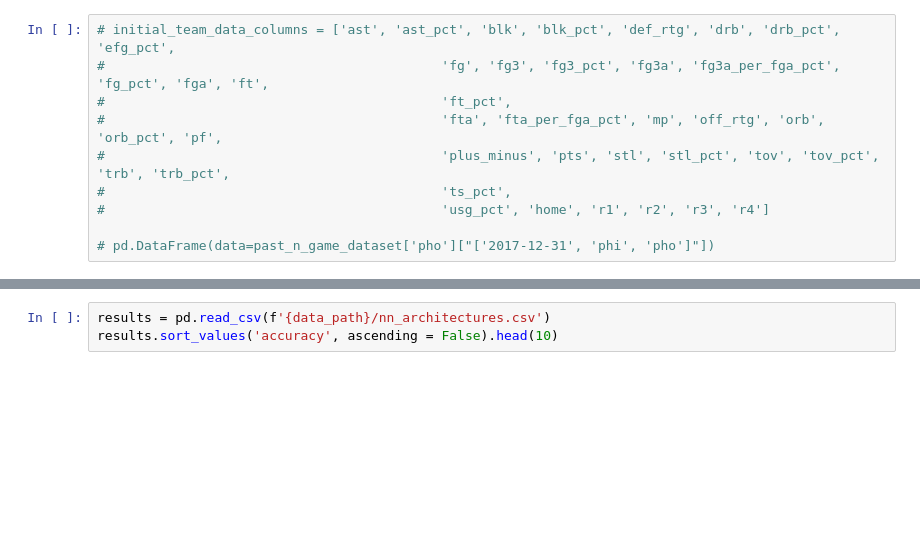
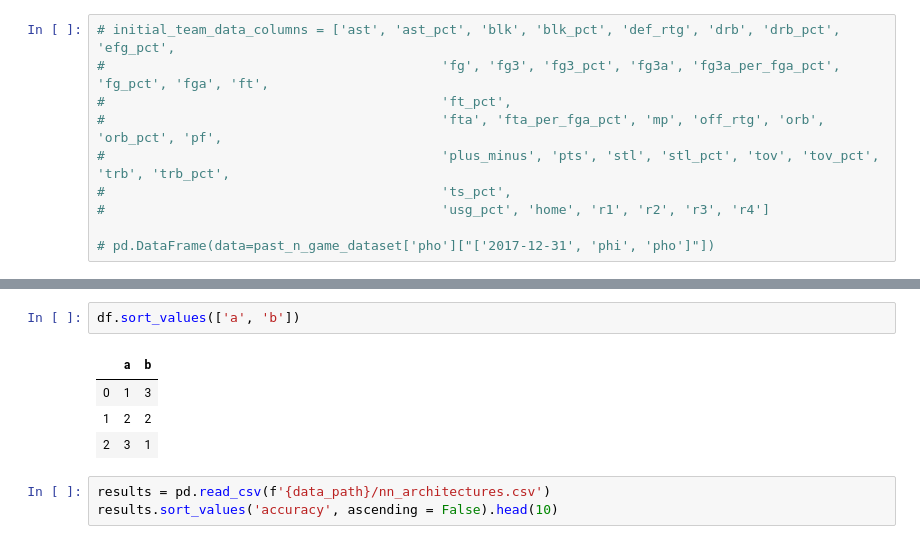
Before and after one commit to tristan00/sports_predictor, a Jupyter notebook: nba/eda.ipynb, the cells around one changed output, grey strips where cells are left out. Cells and saved outputs as stored; diff of their text form; blank space fills up the shorter version.

```diff
--- a/nba/eda.ipynb
+++ b/nba/eda.ipynb
@@ -157,3 +259,10 @@ results.sort_values('accuracy', ascending = False).head(20)
+# %%
+df.sort_values(['a', 'b'])
+# %% [output]
+|  | a | b |
+| 0 | 1 | 3 |
+| 1 | 2 | 2 |
+| 2 | 3 | 1 |
 # %%
 results = pd.read_csv(f'{data_path}/nn_architectures.csv')
 results.sort_values('accuracy', ascending = False).head(10)
```
Also changed, not shown: parts of 17 cells of this notebook, 3 other files.
